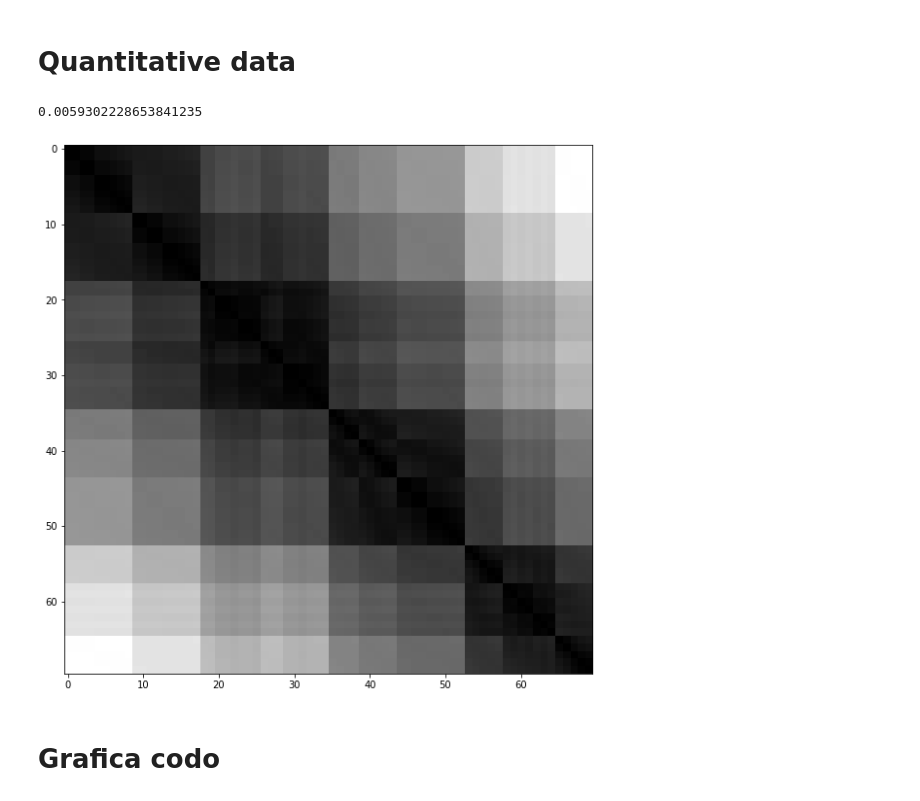
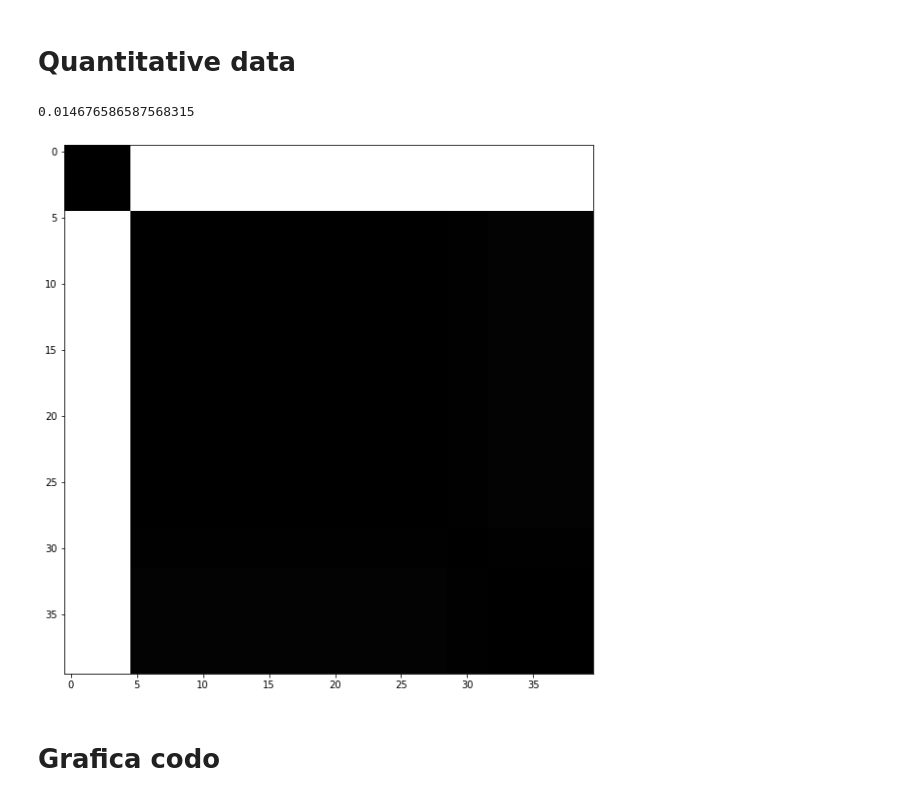
Before and after one commit to Bato007/LAB04-SDS, a Jupyter notebook: main.ipynb, the cells around one changed output. Saved outputs shown, nothing was run; the diff lists cells and outputs as text; code cells hidden in the pictures.

```diff
--- a/main.ipynb
+++ b/main.ipynb
@@ -138,0 +48,10 @@ for var in data.columns:
+# %%
+def removeSpecialChars(value):
+  ayuda = re.sub(r"[^a-zA-Z ]",' ', value.lower())
+  return ayuda
+
+data["dll"] = data["dll"].apply(removeSpecialChars)
+data["functions"] = data["functions"].apply(removeSpecialChars)
+# %%
+numeric_data = data.select_dtypes(include=np.number)
+numeric_data.head()
@@ -138,0 +131,13 @@ for var in data.columns:
+# %%
+def getBagOfWords(row_name):
+  dataBodyList = data[row_name].to_list()
+  bv = TfidfVectorizer(min_df=0.2, max_df=0.8, use_idf=True, ngram_range=(2,10))
+  bv_matrix = bv.fit_transform(dataBodyList)
+  vocabulario = bv.get_feature_names()
+  bv_matrix = bv_matrix.toarray()
+  return pd.DataFrame(bv_matrix, columns=vocabulario)
+df_bvf = getBagOfWords('functions')
+df_bvdll = getBagOfWords('dll')
+# %%
+final_data = pd.concat([numeric_data, df_bvf, df_bvdll], axis=1)
+final_data.head()
@@ -144,12 +154,12 @@ columns = ["dll", "functions"]
 # %%
-X_scale=sklearn.preprocessing.scale(quantitative_df)
+X_scale = sklearn.preprocessing.scale(final_data)
 pyclustertend.hopkins(X_scale, len(X_scale))
 # %% [output]
-0.0059302228653841235
+0.014676586587568315
 # %%
-pyclustertend.vat(quantitative_df[:70])
+pyclustertend.vat(final_data)
 # %% [output]
-[figure, old version]
+[figure, new version]
 # %% [markdown]
 # Grafica codo
 # %%
```
Also changed, not shown: parts of 24 cells of this notebook, 2 other files.
